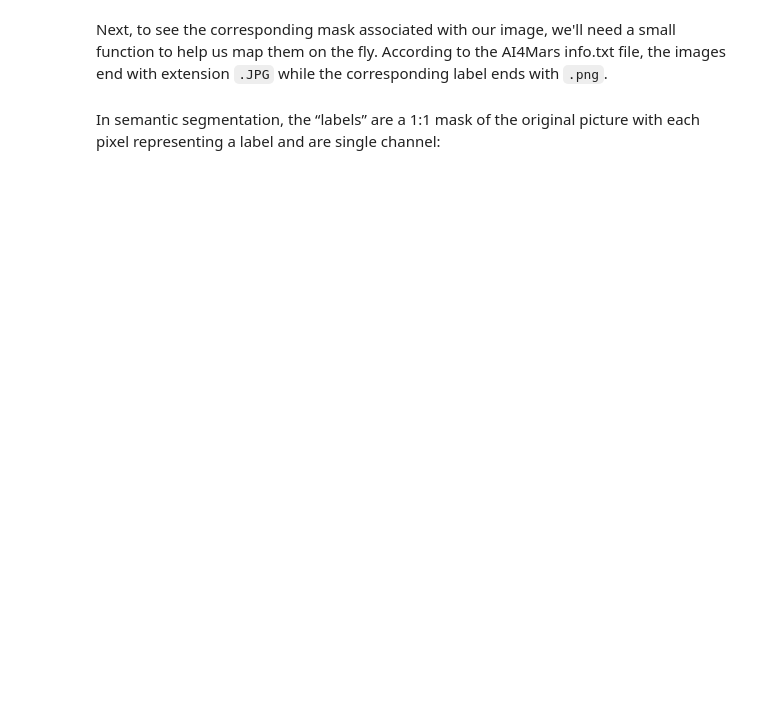
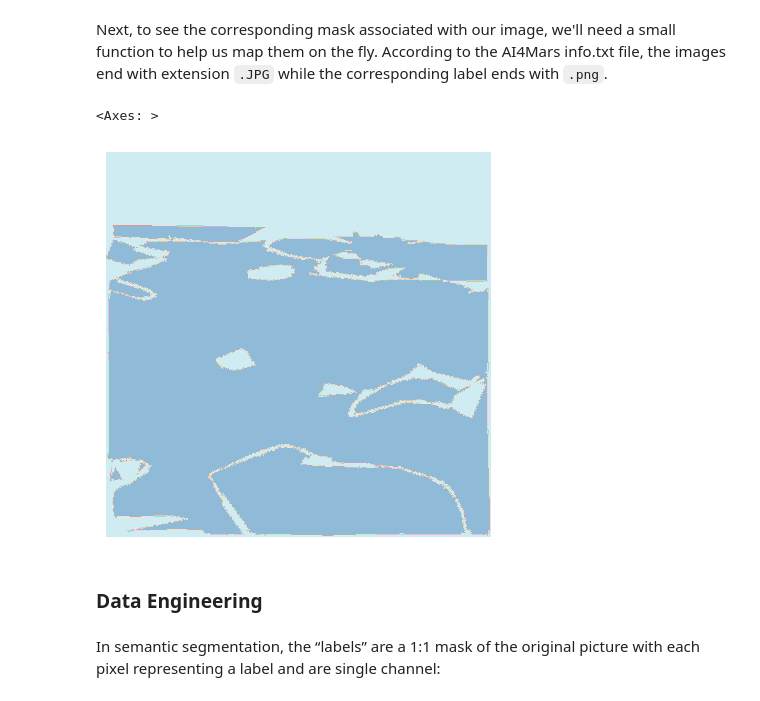
Before and after one commit to astroesteban/AI4Mars, a Jupyter notebook: src/ai4mars.ipynb, the cells around one changed output. Saved outputs shown, nothing was run; the diff lists cells and outputs as text; code cells hidden in the pictures; blank space fills up the shorter version.

```diff
--- a/src/ai4mars.ipynb
+++ b/src/ai4mars.ipynb
@@ -134,8 +138,13 @@ ends with `.png`.
 # %%
 get_mask_path = lambda file: MASK_PATH_TRAIN / f"{file.stem}.png"
 # %%
-example_mask = PILMask.create(get_mask_path(IMAGES_PATH.ls()[2]))
+example_mask = PILMask.create(get_mask_path(IMAGES_PATH_TRAIN.ls()[2]))
 example_mask.show()
+# %% [output]
+<Axes: >
+[figure, added]
+# %% [markdown]
+### Data Engineering
 # %% [markdown]
 In semantic segmentation, the “labels” are a 1:1 mask of the original picture with each pixel representing a label and are single channel:
 # %%
```
Also changed, not shown: parts of 58 cells of this notebook, 6 other files.
